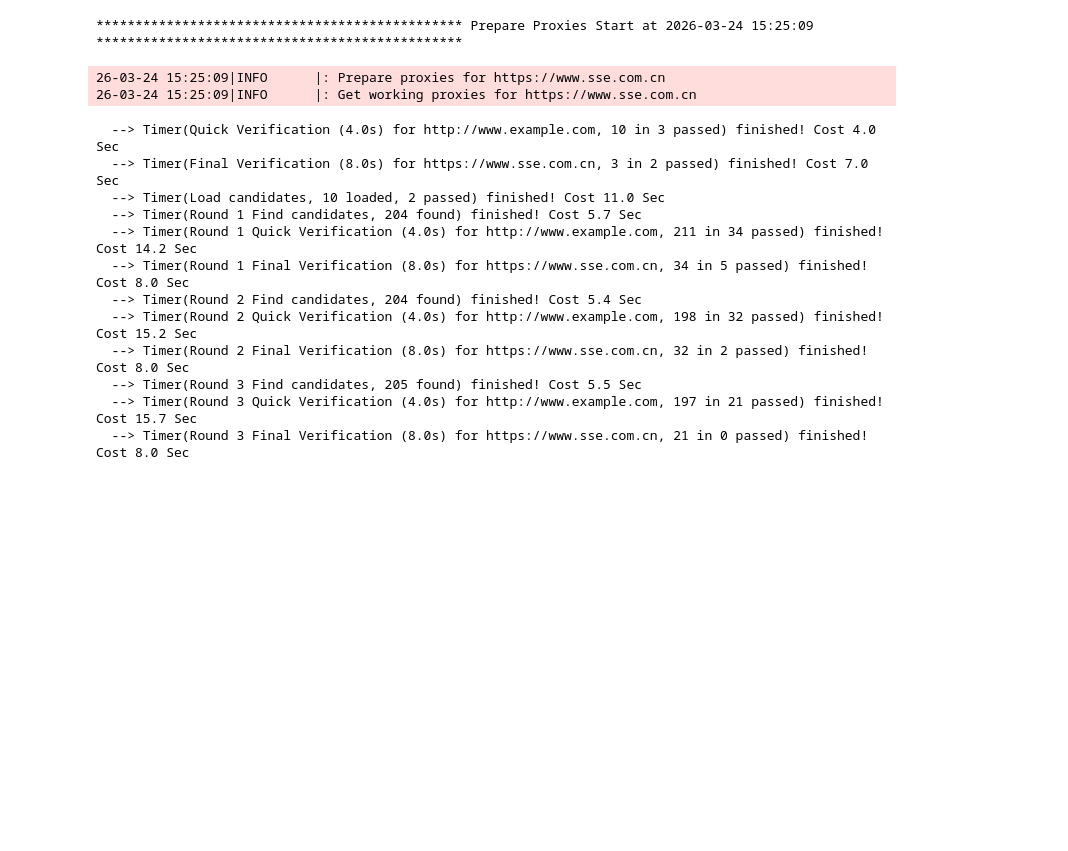
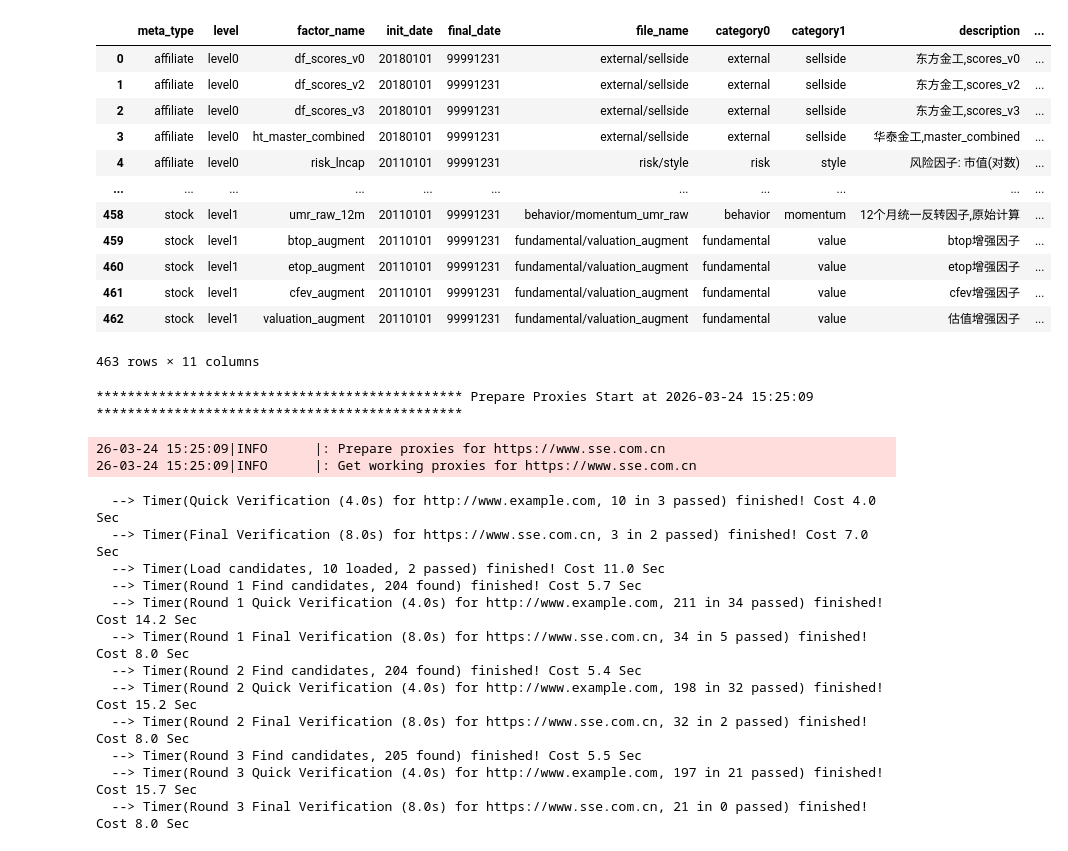
Before and after one commit to mengkjin/learndl, a Jupyter notebook: main.ipynb, the cells around one changed output. Drawn from its saved outputs; the diff is of its cells as text; code cells hidden in the pictures; blank space fills up the shorter version.

```diff
--- a/main.ipynb
+++ b/main.ipynb
@@ -1,6 +1,22 @@
 # %%
 from src.res.factor.calculator.hierarchy import StockFactorHierarchy
 hier = StockFactorHierarchy()
+# %%
+hier.factor_df()
+# %% [output]
+|  | meta_type | level | factor_name | init_date | final_date | file_name | category0 | category1 | description | ... |
+| 0 | affiliate | level0 | df_scores_v0 | 20180101 | 99991231 | external/sellside | external | sellside | 东方金工,scores_v0 | ... |
+| 1 | affiliate | level0 | df_scores_v2 | 20180101 | 99991231 | external/sellside | external | sellside | 东方金工,scores_v2 | ... |
+| 2 | affiliate | level0 | df_scores_v3 | 20180101 | 99991231 | external/sellside | external | sellside | 东方金工,scores_v3 | ... |
+| 3 | affiliate | level0 | ht_master_combined | 20180101 | 99991231 | external/sellside | external | sellside | 华泰金工,master_combined | ... |
+| 4 | affiliate | level0 | risk_lncap | 20110101 | 99991231 | risk/style | risk | style | 风险因子: 市值(对数) | ... |
+| ... | ... | ... | ... | ... | ... | ... | ... | ... | ... | ... |
+| 458 | stock | level1 | umr_raw_12m | 20110101 | 99991231 | behavior/momentum_umr_raw | behavior | momentum | 12个月统一反转因子,原始计算 | ... |
+| 459 | stock | level1 | btop_augment | 20110101 | 99991231 | fundamental/valuation_augment | fundamental | value | btop增强因子 | ... |
+| 460 | stock | level1 | etop_augment | 20110101 | 99991231 | fundamental/valuation_augment | fundamental | value | etop增强因子 | ... |
+| 461 | stock | level1 | cfev_augment | 20110101 | 99991231 | fundamental/valuation_augment | fundamental | value | cfev增强因子 | ... |
+| 462 | stock | level1 | valuation_augment | 20110101 | 99991231 | fundamental/valuation_augment | fundamental | value | 估值增强因子 | ... |
+463 rows × 11 columns
 # %%
 from src.data.crawler.announcement.agent import AnnouncementAgent
 AnnouncementAgent.prepare_proxies()
```
Also changed, not shown: parts of 4 cells of this notebook, 6 other files.
